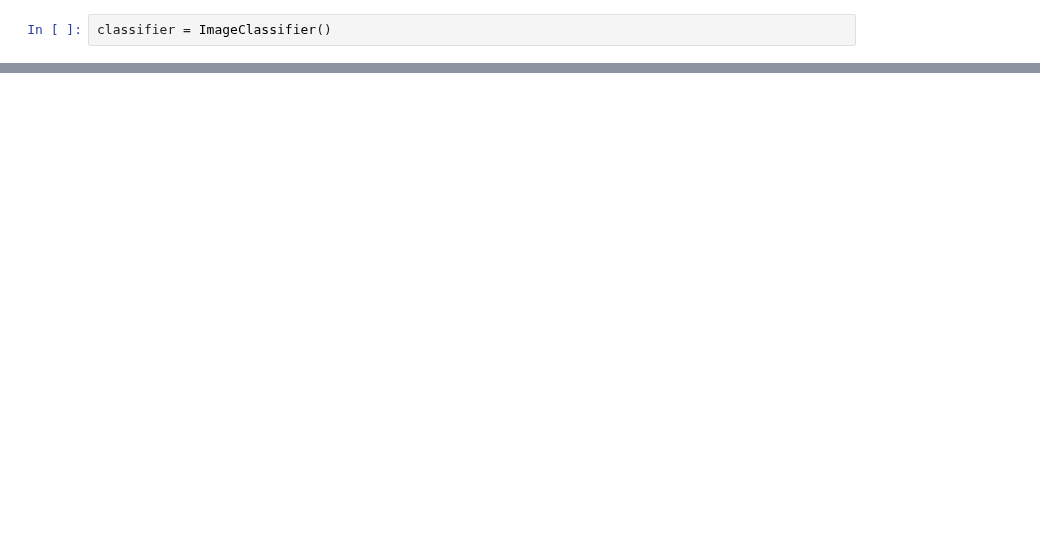
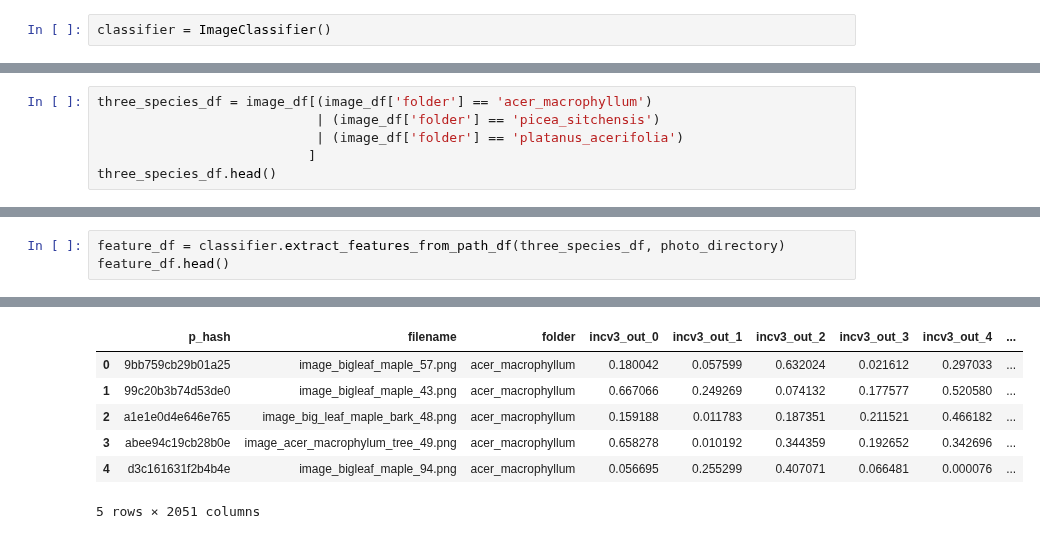
Before and after one commit to NathanielBlairStahn/tree-logic, a Jupyter notebook: notebooks/20180509_3_species/feature_extraction_take2.ipynb, the cells around one changed output, grey strips where cells are left out. Cells and saved outputs as stored; diff of their text form; blank space fills up the shorter version.

Commit message:
Extract features for 3 original species

```diff
--- a/notebooks/20180509_3_species/feature_extraction_take2.ipynb
+++ b/notebooks/20180509_3_species/feature_extraction_take2.ipynb
@@ -81,0 +83,6 @@ feature_df
+# %%
+three_species_df = image_df[(image_df['folder'] == 'acer_macrophyllum')
+                            | (image_df['folder'] == 'picea_sitchensis')
+                            | (image_df['folder'] == 'platanus_acerifolia')
+                           ]
+three_species_df.head()
@@ -81,0 +107,4 @@ feature_df
+# %%
+feature_df = classifier.extract_features_from_path_df(three_species_df, photo_directory)
+feature_df.head()
+# %% [output]
@@ -81,0 +129,7 @@ feature_df
+|  | p_hash | filename | folder | incv3_out_0 | incv3_out_1 | incv3_out_2 | incv3_out_3 | incv3_out_4 | ... |
+| 0 | 9bb759cb29b01a25 | image_bigleaf_maple_57.png | acer_macrophyllum | 0.180042 | 0.057599 | 0.632024 | 0.021612 | 0.297033 | ... |
+| 1 | 99c20b3b74d53de0 | image_bigleaf_maple_43.png | acer_macrophyllum | 0.667066 | 0.249269 | 0.074132 | 0.177577 | 0.520580 | ... |
+| 2 | a1e1e0d4e646e765 | image_big_leaf_maple_bark_48.png | acer_macrophyllum | 0.159188 | 0.011783 | 0.187351 | 0.211521 | 0.466182 | ... |
+| 3 | abee94c19cb28b0e | image_acer_macrophylum_tree_49.png | acer_macrophyllum | 0.658278 | 0.010192 | 0.344359 | 0.192652 | 0.342696 | ... |
+| 4 | d3c161631f2b4b4e | image_bigleaf_maple_94.png | acer_macrophyllum | 0.056695 | 0.255299 | 0.407071 | 0.066481 | 0.000076 | ... |
+5 rows × 2051 columns
```
Also changed, not shown: parts of 11 cells of this notebook, 1 other file.
